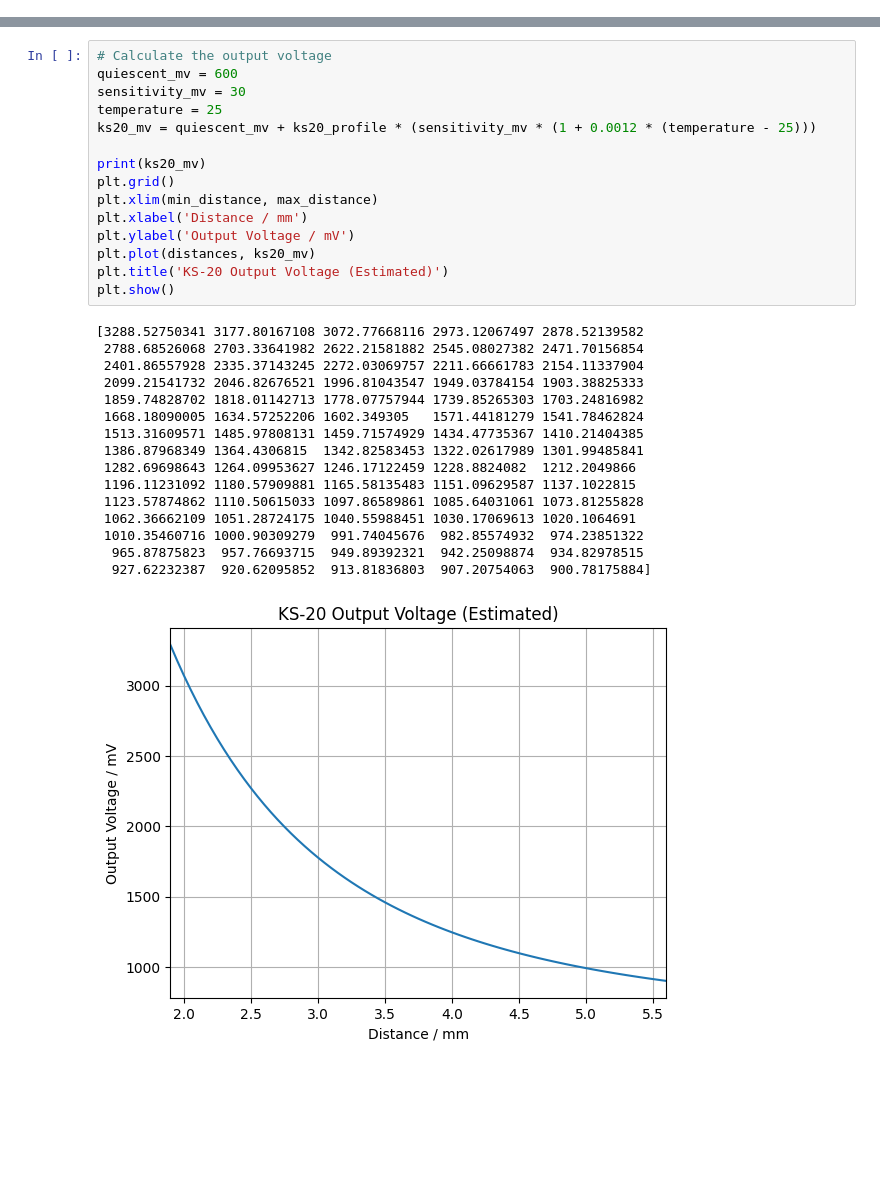
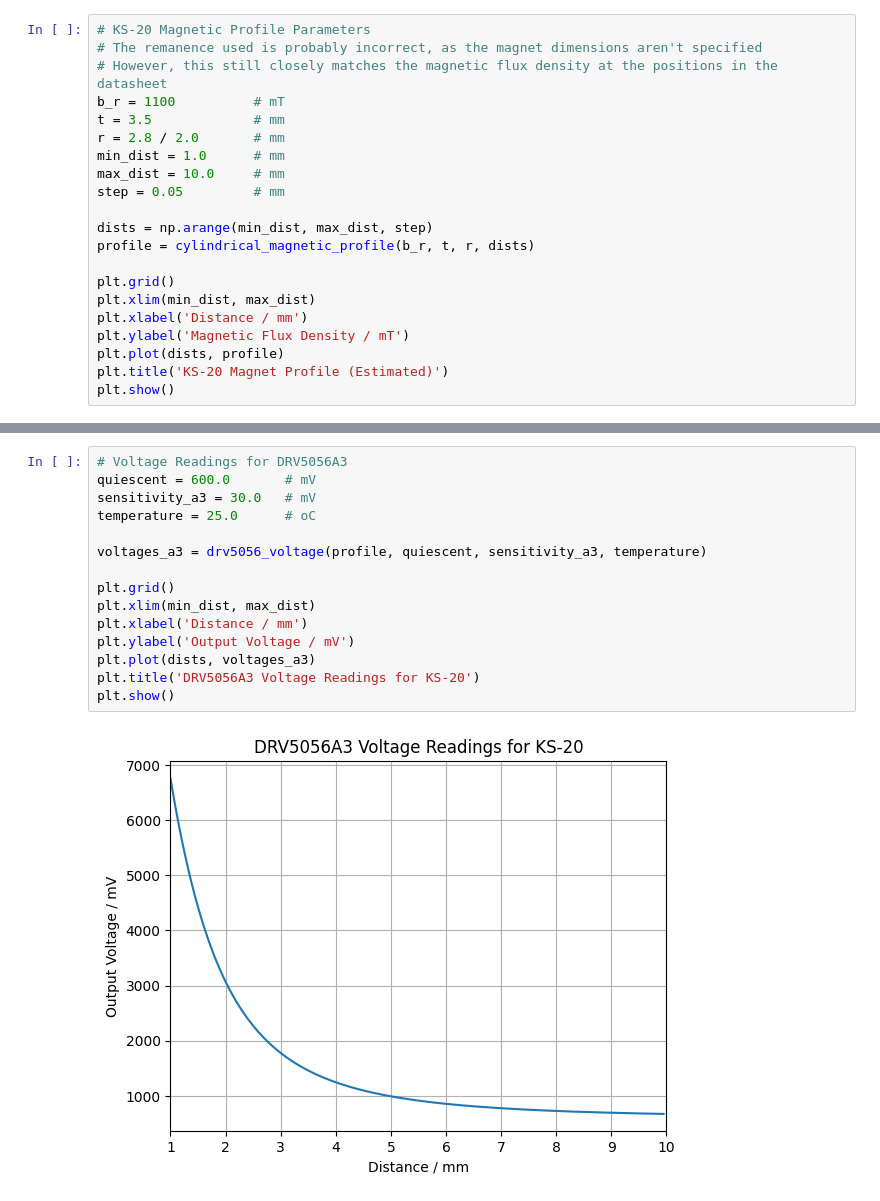
Before and after one commit to Ace4896/cloverpad-hardware, a Jupyter notebook: docs/notebooks/magnet-distance.ipynb, the cells around one changed output, grey strips where cells are left out. Drawn from its saved outputs; the diff is of its cells as text; blank space fills up the shorter version.

```diff
--- a/docs/notebooks/magnet-distance.ipynb
+++ b/docs/notebooks/magnet-distance.ipynb
@@ -192,0 +58,21 @@ plt.show()
+# %%
+# KS-20 Magnetic Profile Parameters
+# The remanence used is probably incorrect, as the magnet dimensions aren't specified
+# However, this still closely matches the magnetic flux density at the positions in the datasheet
+b_r = 1100          # mT
+t = 3.5             # mm
+r = 2.8 / 2.0       # mm
+min_dist = 1.0      # mm
+max_dist = 10.0     # mm
+step = 0.05         # mm
+
+dists = np.arange(min_dist, max_dist, step)
+profile = cylindrical_magnetic_profile(b_r, t, r, dists)
+
+plt.grid()
+plt.xlim(min_dist, max_dist)
+plt.xlabel('Distance / mm')
+plt.ylabel('Magnetic Flux Density / mT')
+plt.plot(dists, profile)
+plt.title('KS-20 Magnet Profile (Estimated)')
+plt.show()
@@ -193,33 +81,18 @@ plt.show()
 # %%
-# Calculate the output voltage
-quiescent_mv = 600
-sensitivity_mv = 30
-temperature = 25
-ks20_mv = quiescent_mv + ks20_profile * (sensitivity_mv * (1 + 0.0012 * (temperature - 25)))
+# Voltage Readings for DRV5056A3
+quiescent = 600.0       # mV
+sensitivity_a3 = 30.0   # mV
+temperature = 25.0      # oC
 
-print(ks20_mv)
+voltages_a3 = drv5056_voltage(profile, quiescent, sensitivity_a3, temperature)
+
 plt.grid()
-plt.xlim(min_distance, max_distance)
+plt.xlim(min_dist, max_dist)
 plt.xlabel('Distance / mm')
 plt.ylabel('Output Voltage / mV')
-plt.plot(distances, ks20_mv)
-plt.title('KS-20 Output Voltage (Estimated)')
+plt.plot(dists, voltages_a3)
+plt.title('DRV5056A3 Voltage Readings for KS-20')
 plt.show()
 # %% [output]
-[3288.52750341 3177.80167108 3072.77668116 2973.12067497 2878.52139582
- 2788.68526068 2703.33641982 2622.21581882 2545.08027382 2471.70156854
- 2401.86557928 2335.37143245 2272.03069757 2211.66661783 2154.11337904
- 2099.21541732 2046.82676521 1996.81043547 1949.03784154 1903.38825333
- 1859.74828702 1818.01142713 1778.07757944 1739.85265303 1703.24816982
- 1668.18090005 1634.57252206 1602.349305   1571.44181279 1541.78462824
- 1513.31609571 1485.97808131 1459.71574929 1434.47735367 1410.21404385
- 1386.87968349 1364.4306815  1342.82583453 1322.02617989 1301.99485841
- 1282.69698643 1264.09953627 1246.17122459 1228.8824082  1212.2049866
- 1196.11231092 1180.57909881 1165.58135483 1151.09629587 1137.1022815
- 1123.57874862 1110.50615033 1097.86589861 1085.64031061 1073.81255828
- 1062.36662109 1051.28724175 1040.55988451 1030.17069613 1020.1064691
- 1010.35460716 1000.90309279  991.74045676  982.85574932  974.23851322
-  965.87875823  957.76693715  949.89392321  942.25098874  934.82978515
-  927.62232387  920.62095852  913.81836803  907.20754063  900.78175884]
-[figure, old version]
+[figure, new version]
 # %%
```
Also changed, not shown: parts of 29 cells of this notebook, 1 other file.
